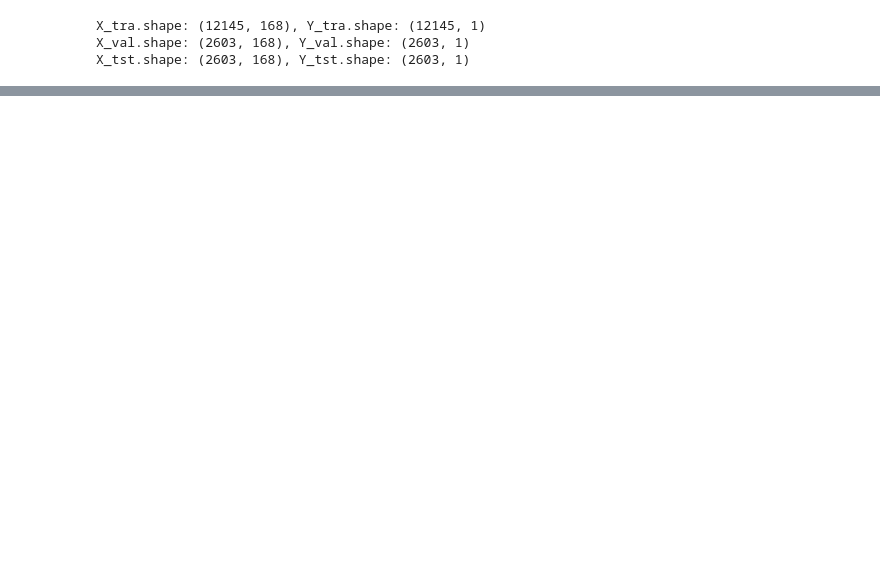
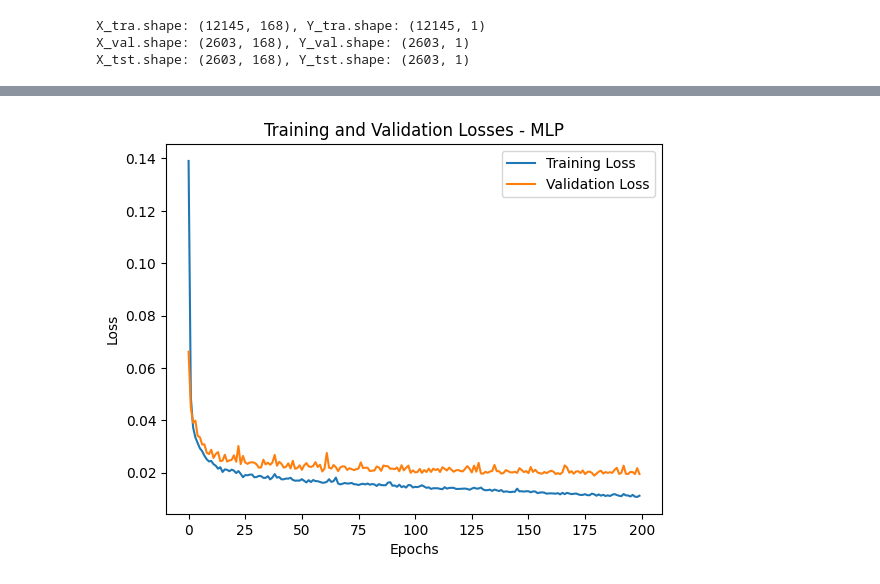
Before and after one commit to Zhaoyu9929/Deep-learning, a Jupyter notebook: Drinking Water Demand Forecasting with Recurrent Neural Networks.ipynb, the cells around one changed output, grey strips where cells are left out. Cells and saved outputs as stored; diff of their text form; code cells hidden in the pictures; blank space fills up the shorter version.

```diff
--- a/Drinking Water Demand Forecasting with Recurrent Neural Networks.ipynb
+++ b/Drinking Water Demand Forecasting with Recurrent Neural Networks.ipynb
@@ -232,0 +320,16 @@ class SimpleRNN(nn.Module):
+# %%
+num_epochs = 200
+lr = 0.0005
+# %%
+model_MLP = MLP(256, H).to(device)
+# %%
+# Loss function
+criterion = nn.MSELoss()  # Or another appropriate loss function
+
+optimizer = optim.AdamW(model_MLP.parameters(), lr=lr)
+save_path_MLP = './models/MLP_model.pth'
+
+if not os.path.exists('./models'):
+    os.makedirs('./models')
+# %%
+train_losses_MLP, val_losses_MLP, best_val_loss_MLP, time_MLP = train_and_validate(model_MLP, train_loader, val_loader, criterion, optimizer, num_epochs, device, save_path_MLP)
@@ -232,0 +348,10 @@ class SimpleRNN(nn.Module):
+# %%
+plt.plot(train_losses_MLP, label='Training Loss')
+plt.plot(val_losses_MLP, label='Validation Loss')
+plt.xlabel('Epochs')
+plt.ylabel('Loss')
+plt.title('Training and Validation Losses - MLP')
+plt.legend()
+plt.show()
+# %% [output]
+[figure, added]
```
Also changed, not shown: parts of 15 cells of this notebook.
